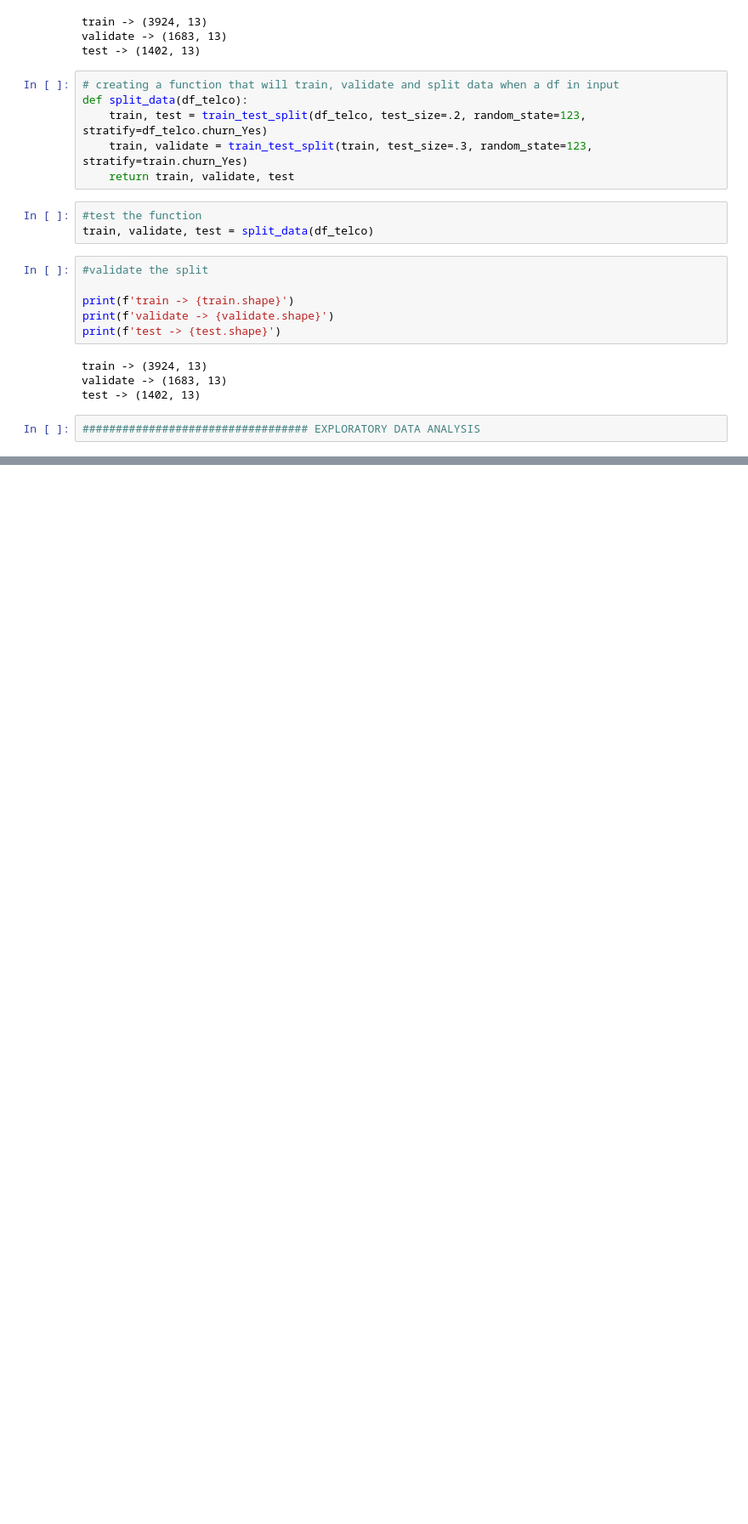
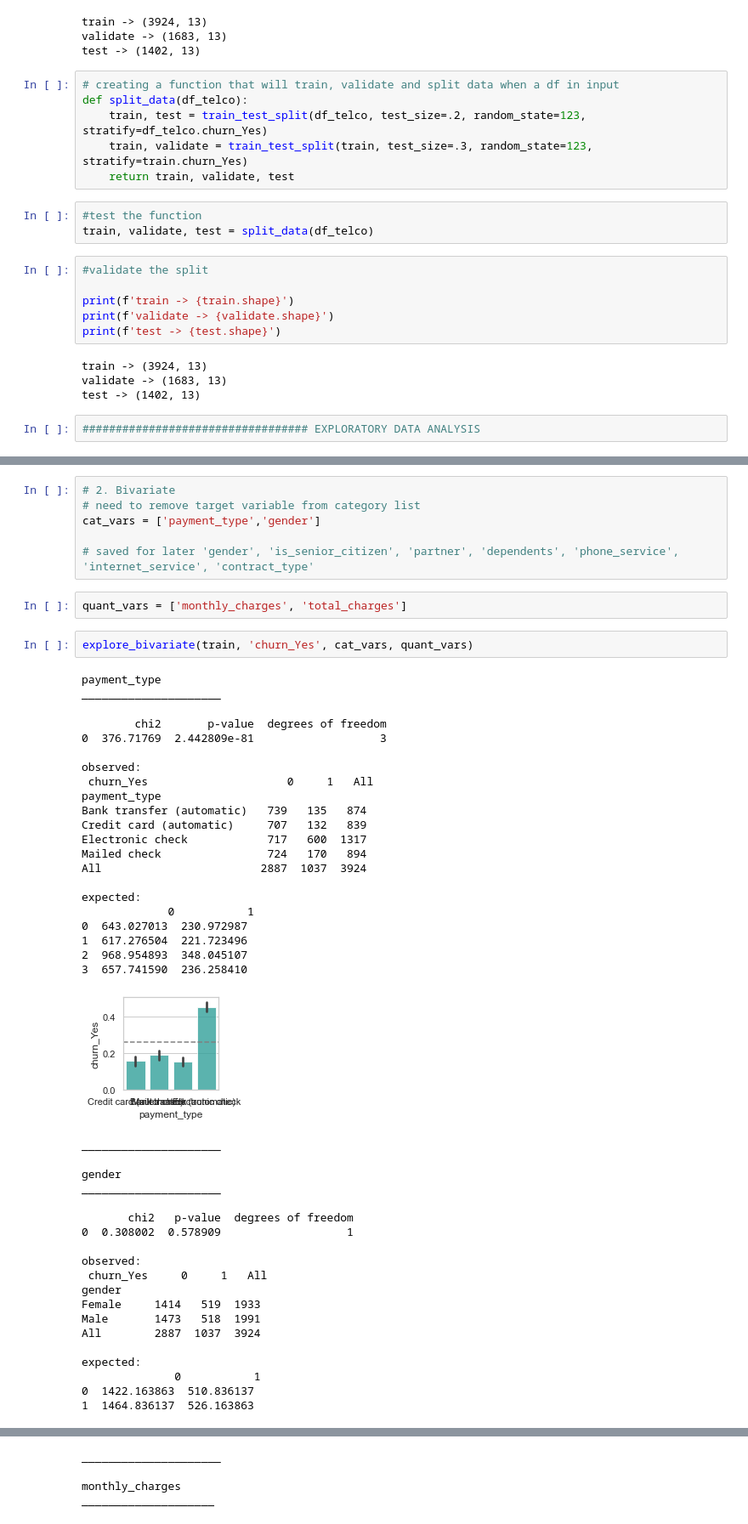
Before and after one commit to SLawsonWoods/classification-exercises, a Jupyter notebook: classification_exercises.ipynb, the cells around one changed output, grey strips where cells are left out. Shown at 85% size. Drawn from its saved outputs; the diff is of its cells as text; blank space fills up the shorter version.

Commit message:
More practice with univariate, bivariate and multivariate.

```diff
--- a/classification_exercises.ipynb
+++ b/classification_exercises.ipynb
@@ -723,0 +731,51 @@ train.head()
+# %%
+# 2. Bivariate
+# need to remove target variable from category list
+cat_vars = ['payment_type','gender']
+
+# saved for later 'gender', 'is_senior_citizen', 'partner', 'dependents', 'phone_service', 'internet_service', 'contract_type'
+# %%
+quant_vars = ['monthly_charges', 'total_charges']
+# %%
+explore_bivariate(train, 'churn_Yes', cat_vars, quant_vars)
+# %% [output]
+payment_type
+_____________________
+        chi2       p-value  degrees of freedom
+0  376.71769  2.442809e-81                   3
+
+observed:
+ churn_Yes                     0     1   All
+payment_type
+Bank transfer (automatic)   739   135   874
+Credit card (automatic)     707   132   839
+Electronic check            717   600  1317
+Mailed check                724   170   894
+All                        2887  1037  3924
+
+expected:
+             0           1
+0  643.027013  230.972987
+1  617.276504  221.723496
+2  968.954893  348.045107
+3  657.741590  236.258410
+[figure, added]
+_____________________
+
+gender
+_____________________
+
+       chi2   p-value  degrees of freedom
+0  0.308002  0.578909                   1
+
+observed:
+ churn_Yes     0     1   All
+gender
+Female     1414   519  1933
+Male       1473   518  1991
+All        2887  1037  3924
+
+expected:
+              0           1
+0  1422.163863  510.836137
+1  1464.836137  526.163863
@@ -723,0 +783,4 @@ train.head()
+_____________________
+
+monthly_charges
+____________________
```
Also changed, not shown: parts of 62 cells of this notebook.
